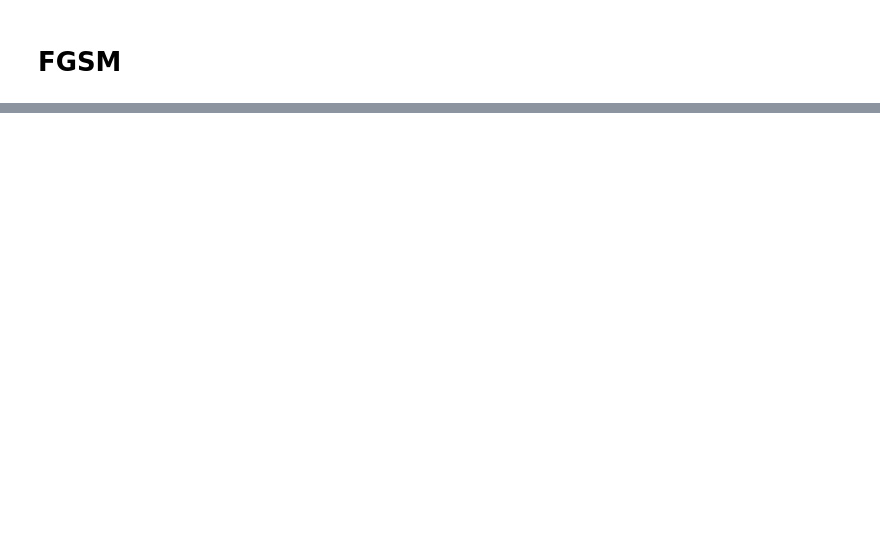
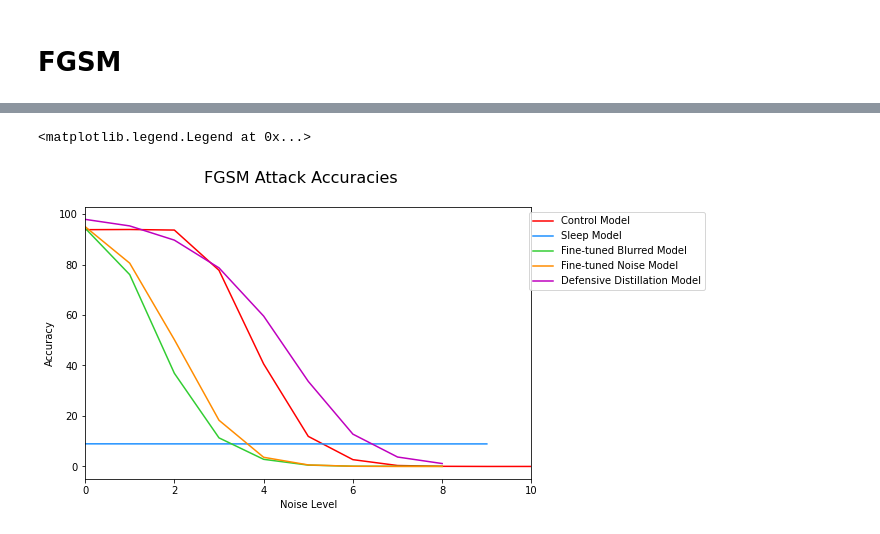
Before and after one commit to DuckShyamalan/Biologically-Inspired-Sleep-Algorithm, a Jupyter notebook: Distortions_and_FGSM.ipynb, the cells around one changed output, grey strips where cells are left out. Drawn from its saved outputs; the diff is of its cells as text; code cells hidden in the pictures; blank space fills up the shorter version.

```diff
--- a/Distortions_and_FGSM.ipynb
+++ b/Distortions_and_FGSM.ipynb
@@ -406,14 +423,14 @@ for eps in epsilons:
   #FGSM on the baseline model
   #model = torch.load('save_ann.pkl') #baseline
   model = BaselineModel(784, 1200, 10)
-  model.load_state_dict(torch.load('Models/fine_tune.pt')) #baseline
+  model.load_state_dict(torch.load('Models/fine_tune.pt', map_location=torch.device('cpu'))) #baseline
   model.eval()
   loss_function = nn.CrossEntropyLoss()
   correct = 0.0
   total = 0.0
   for data in testloader:
     inputs, labels = data
-    inputs = fgsm(model, loss_function, inputs, labels, eps).to(device)
+    inputs = fgsm(model.to(device), loss_function, inputs, labels, eps).to(device)
     labels = labels.to(device)
     outputs = model(inputs)
 
@@ -428,15 +445,16 @@ for eps in epsilons:
 
   #FGSM on the sleep network
   #model = torch.load('save_sleep.pkl') #sleep
-  model = FineTuneModel(784, 1200, 10)
-  model.load_state_dict(torch.load('Models/snn_model.pt')) #sleep
+  #model = FineTuneModel(784, 1200, 10)
+  model = BaselineModel(784, 1200, 10)
+  model.load_state_dict(torch.load('Models/snn_model.pt', map_location=torch.device('cpu'))) #sleep
   model.eval()
   loss_function = nn.CrossEntropyLoss()
   correct = 0.0
   total = 0.0
   for data in testloader:
     inputs, labels = data
-    inputs = fgsm(model, loss_function, inputs, labels, eps).to(device)
+    inputs = fgsm(model.to(device), loss_function, inputs, labels, eps).to(device)
     labels = labels.to(device)
     outputs = model(inputs)
 
@@ -452,14 +470,14 @@ for eps in epsilons:
   #FGSM on the finetuned network with blur
   #model = torch.load('save_blur.pkl') #blur
   model = FineTuneModel(784, 1200, 10)
-  model.load_state_dict(torch.load('Models/blur_model.pt')) #blur
+  model.load_state_dict(torch.load('Models/blur_model.pt', map_location=torch.device('cpu'))) #blur
   model.eval()
   loss_function = nn.CrossEntropyLoss()
   correct = 0.0
   total = 0.0
   for data in testloader:
     inputs, labels = data
-    inputs = fgsm(model, loss_function, inputs, labels, eps).to(device)
+    inputs = fgsm(model.to(device), loss_function, inputs, labels, eps).to(device)
     labels = labels.to(device)
     outputs = model(inputs)
 
@@ -475,14 +493,14 @@ for eps in epsilons:
   #FGSM on the finetuned network with noise
   #model = torch.load('save_blur.pkl') #noise
   model = FineTuneModel(784, 1200, 10)
-  model.load_state_dict(torch.load('Models/noise_model.pt')) #noise
+  model.load_state_dict(torch.load('Models/noise_model.pt', map_location=torch.device('cpu'))) #noise
   model.eval()
   loss_function = nn.CrossEntropyLoss()
   correct = 0.0
   total = 0.0
   for data in testloader:
     inputs, labels = data
-    inputs = fgsm(model, loss_function, inputs, labels, eps).to(device)
+    inputs = fgsm(model.to(device), loss_function, inputs, labels, eps).to(device)
     labels = labels.to(device)
     outputs = model(inputs)
 
@@ -505,7 +523,7 @@ for eps in epsilons:
   total = 0.0
   for data in testloader:
     inputs, labels = data
-    inputs = fgsm(model, loss_function, inputs, labels, eps).to(device)
+    inputs = fgsm(model.to(device), loss_function, inputs, labels, eps).to(device)
     labels = labels.to(device)
     outputs = model(inputs)
 
@@ -520,13 +556,16 @@ for eps in epsilons:
 # %%
 fig = plt.figure(figsize=(8,5))
 fig.suptitle('FGSM Attack Accuracies', fontsize=16)
 ax = fig.add_subplot(111)
 ax.plot([i*100 for i in fgsm_control], color="red", label="Control Model")
 ax.plot([i*100 for i in fgsm_sleep], color='dodgerblue', label="Sleep Model")
 ax.plot([i*100 for i in fgsm_ftblur], color="limegreen", label="Fine-tuned Blurred Model")
 ax.plot([i*100 for i in fgsm_ftnoise], color="darkorange", label="Fine-tuned Noise Model")
 ax.plot([i*100 for i in fgsm_defdist], color='m', label="Defensive Distillation Model")
 ax.set_xlabel("Noise Level")
 ax.set_ylabel("Accuracy")
-ax.set_xlim(xmin=0.0, xmax=15)
+ax.set_xlim(xmin=0.0, xmax=10)
 ax.legend(loc="upper right", bbox_to_anchor=(1.4, 1))
+# %% [output]
+<matplotlib.legend.Legend at 0x...>
+[figure, added]
```
Also changed, not shown: parts of 7 cells of this notebook.
